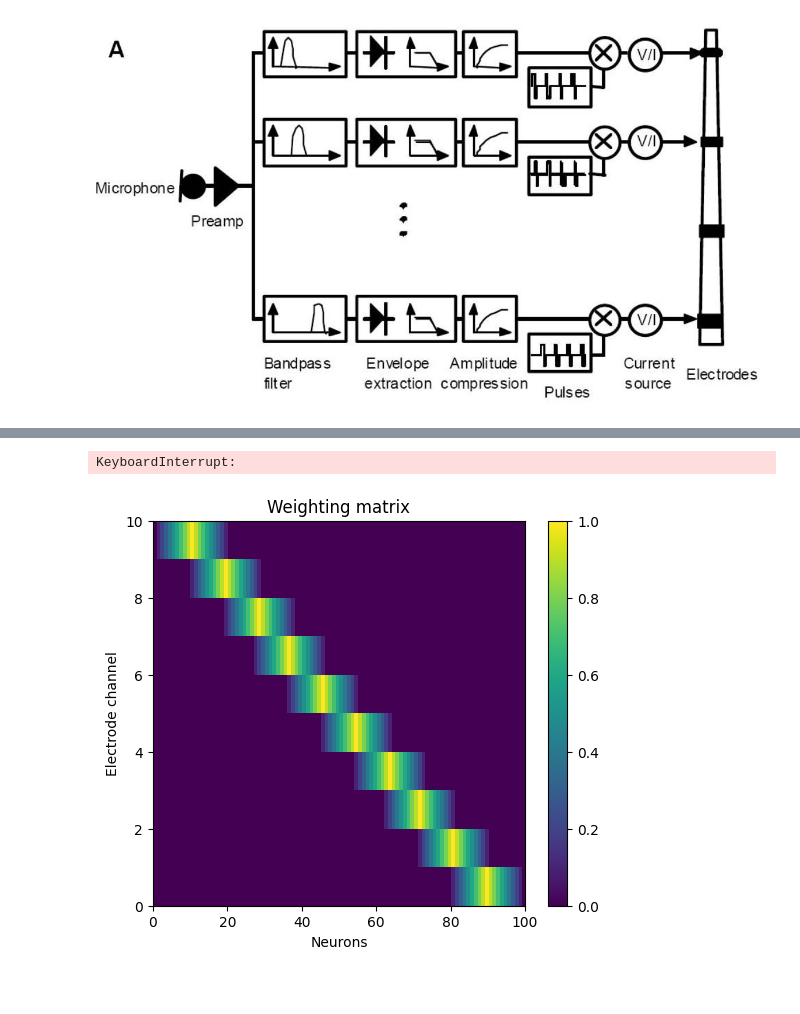
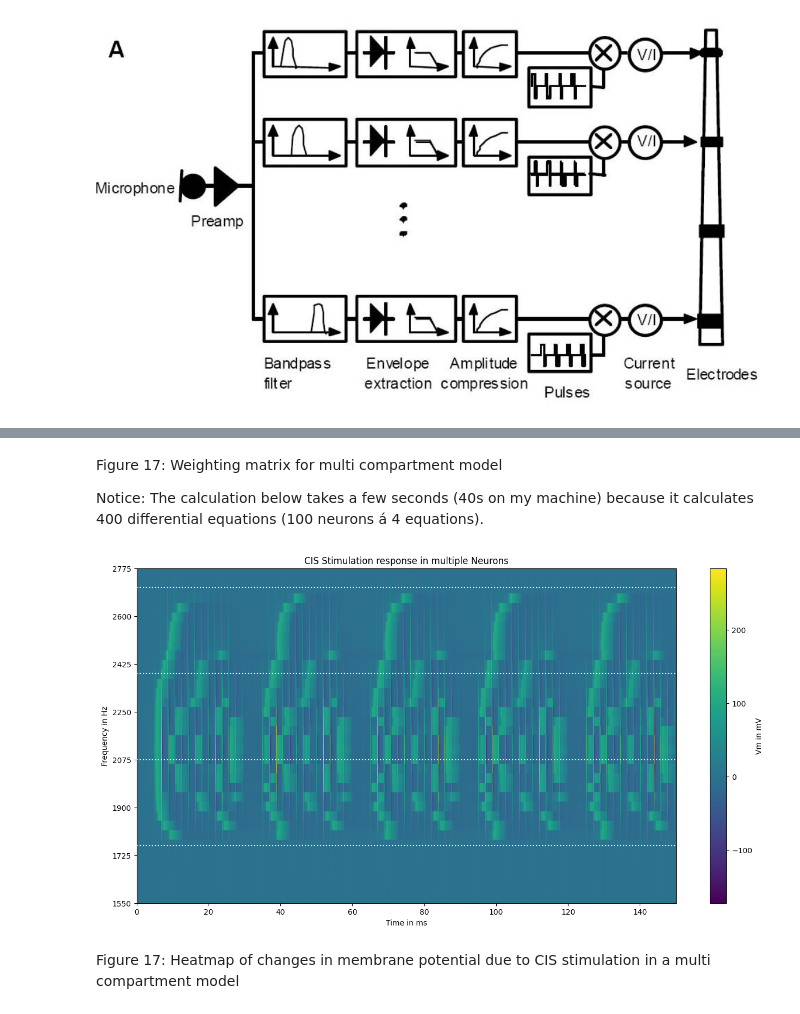
Before and after one commit to YKarsten/Neuron-Simulation, a Jupyter notebook: Neuron-Simulation.ipynb, the cells around one changed output, grey strips where cells are left out. Drawn from its saved outputs; the diff is of its cells as text; code cells hidden in the pictures; blank space fills up the shorter version.

Commit message:
Add markup text for multi compartment model

```diff
--- a/Neuron-Simulation.ipynb
+++ b/Neuron-Simulation.ipynb
@@ -1384,22 +1443,9 @@ plt.show()
+# %% [markdown]
+Figure 17: Weighting matrix for multi compartment model
+
+
+Notice: The calculation below takes a few seconds (40s on my machine) because it calculates 400 differential equations (100 neurons á 4 equations).
 # %%
-# Multi-neuron version
-neurons = 100
-
-# only a simple triangle for the radiation behavior
-window = np.concatenate((np.arange(0, 11) / 10, np.arange(9, -1, -1) / 10))
-
-# weighting matrix for radiation behavior (windows per electrode..)
-weighting_matrix = np.zeros((n2, neurons))
-
-# index for the middle of the window
-middle_idx = np.linspace(len(window) / 2, neurons - len(window) / 2, n2).astype(int)
-
-# set the triangles in the right place in the matrix
-for idx in range(n2):
-    idx1 = middle_idx[idx] - len(window) // 2
-    idx2 = middle_idx[idx] + len(window) // 2
-    weighting_matrix[idx, idx1:idx2 + 1] = window
-
 # matrix multiplication (tricky: dimensions/order! only this works!)
 final_stim = final_stim * 10  # μA
 final_stim = np.dot(weighting_matrix.T, final_stim.T).T
@@ -1410,46 +1456,35 @@ num_extended_steps = int(extended_t_max / dt)
 
 # Reinitialize the time vector
 t = np.arange(0, extended_t_max, dt)
 
 # Extend the stimulation signals if needed
 if len(final_stim) < num_extended_steps:
     final_stim = np.pad(final_stim, (0, num_extended_steps - len(final_stim)), 'linear_ramp')
 
 
 # prealocation
 Vm = np.zeros((n1, neurons))
 
 for channel in range(100):
     Vy = odeint(compute_derivatives, Y0, T, args=(final_stim[:, channel],))
     Vm[:, channel] =Vy[:, 0]
 
 # Plot multi-neuron results
-plt.figure(figsize=(8, 6))
+plt.figure(figsize=(16, 8))
 plt.imshow(Vm.T, aspect='auto', extent=[t[0], t[-1], 1, neurons], cmap='viridis', interpolation='nearest')
 plt.yticks(np.arange(0, neurons, 5), np.arange(500, 4000, 175))
 plt.ylabel('Frequency in Hz')
 plt.xlabel('Time in ms')
 plt.title('CIS Stimulation response in multiple Neurons')
 
 # adds horizontal dots
 for idx in middle_idx:
     plt.plot([t[0], t[-1]], [idx, idx], 'w:', linewidth=1.5)
 
-plt.ylim([30, 55])
+plt.ylim([30, 65])
 cbar = plt.colorbar()
 cbar.set_label('Vm in mV')
 # %% [output]
-KeyboardInterrupt:
+[figure, added]
-# %%
-# Plot the weighting matrix
-fig, ax = plt.subplots(figsize=(6, 5))
-
-ax.set_xlabel('Neurons')
-ax.set_ylabel('Electrode channel')
-ax.set_title('Weighting matrix')
-
-plt.imshow(weighting_matrix, cmap='viridis', aspect='auto', extent=[0, 100, 0, 10])  # Set extent to control axis limits
-plt.colorbar()
-plt.show()
-# %% [output]
-[figure, removed]
+# %% [markdown]
+Figure 17: Heatmap of changes in membrane potential due to CIS stimulation in a multi compartment model
```
Also changed, not shown: parts of 17 cells of this notebook.
